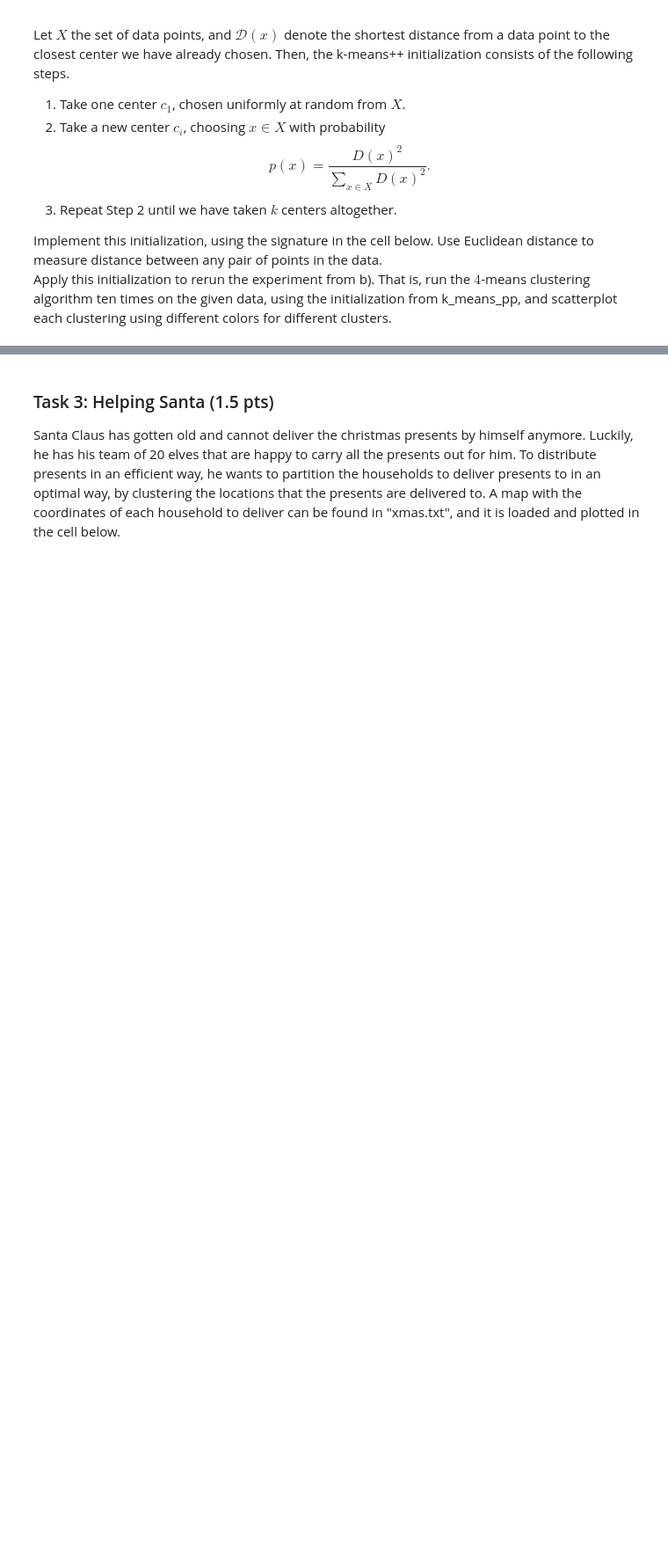
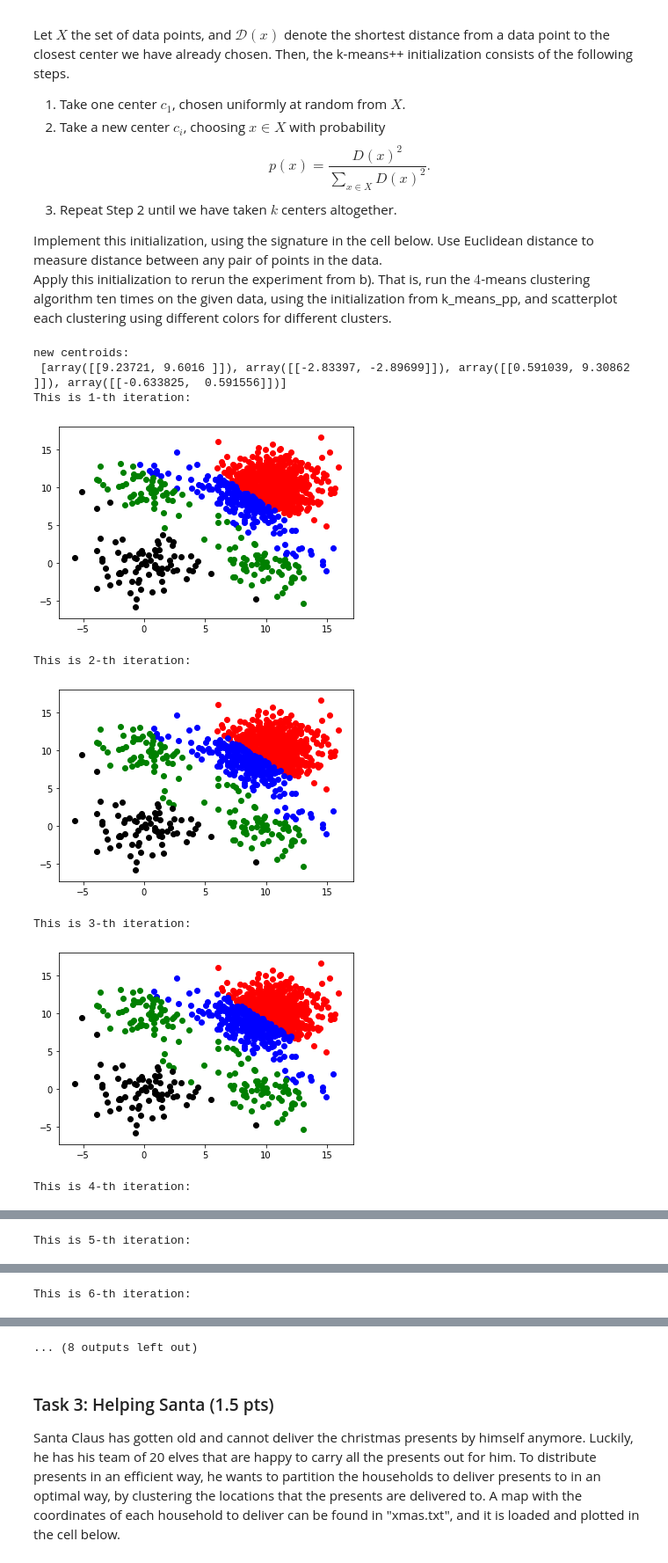
Before and after one commit to MaDolphin/Social-Data-Science, a Jupyter notebook: assignment_3/haikun_home_assignment_3.ipynb, the cells around one changed output, grey strips where cells are left out. Shown at 88% size. Cells and saved outputs as stored; diff of their text form; code cells hidden in the pictures; blank space fills up the shorter version.

```diff
--- a/assignment_3/haikun_home_assignment_3.ipynb
+++ b/assignment_3/haikun_home_assignment_3.ipynb
@@ -383,0 +407,51 @@ def init_k_means_pp(X,k):
+# %%
+# INPUT VALUES:
+# X: numerical 2D numpy array, each row is a sample
+# k: int, number of clusters, ignored if init_points is not None
+#
+# RETURN:
+# init_points: list of row indices which indicate the data points that the clusters are initialized with
+def init_k_means_pp(X,k):
+    # your code here
+    init_point = []
+    # generate the first centroid
+    c_1 = X[np.random.randint(0,X.shape[0],size=1,dtype='int')]
+    init_point.append(c_1)
+    # generate the rest centers
+    while(k-1):
+        D_x = [] #store shortest distance for each datapoint in X
+        for point in X:
+            minDis = float("inf")
+            # find the shortest distance
+            for center in init_point:
+                dist = calu_distance(point,center)
+                if dist < minDis:
+                    minDis = dist
+            D_x.append(minDis)
+        D_x_temp = [d**2  for d in D_x ]
+        #calcaulate the probability for each data_point
+        sum_dist  = np.sum(D_x_temp, axis = 0)
+        D_x_prob = [x/sum_dist for x in D_x_temp]
+        #find the index of new centoid
+        index  = np.random.choice(X.shape[0],1,p=D_x_prob)
+        #add the new centers into init_point
+        init_point.append(X[index])
+        k = k -1
+    return init_point
+# %%
+print('new centroids:\n',init_k_means_pp(X,4))
+k_means(X,4,init_k_means_pp(X,4)) # initialization
+for iteration in range(1,11):
+    print('This is %d-th iteration:'%iteration,'\n')
+    k_means(X,4,centroidList)
+    showCluster(clusterDict)
+# %% [output]
+new centroids:
+ [array([[9.23721, 9.6016 ]]), array([[-2.83397, -2.89699]]), array([[0.591039, 9.30862 ]]), array([[-0.633825,  0.591556]])]
+This is 1-th iteration:
+[figure, added]
+This is 2-th iteration:
+[figure, added]
+This is 3-th iteration:
+[figure, added]
+This is 4-th iteration:
@@ -383,0 +459 @@ def init_k_means_pp(X,k):
+This is 5-th iteration:
@@ -383,0 +461 @@ def init_k_means_pp(X,k):
+This is 6-th iteration:
@@ -384,3 +463,4 @@ def init_k_means_pp(X,k):
+... (8 outputs left out)
 # %% [markdown]
 ### Task 3: Helping Santa (1.5 pts)
 
```
Also changed, not shown: parts of 13 cells of this notebook, 3 other files.
